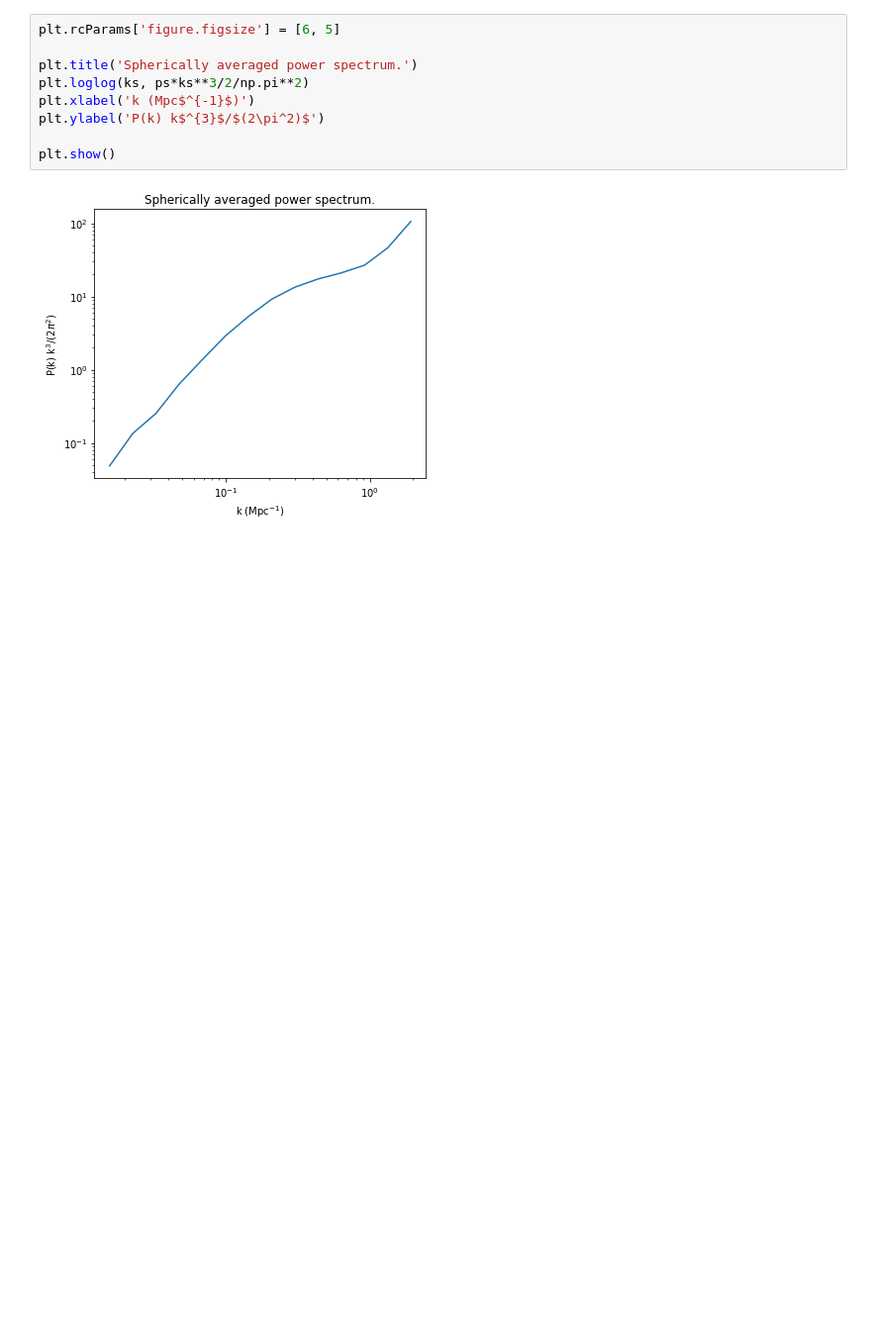
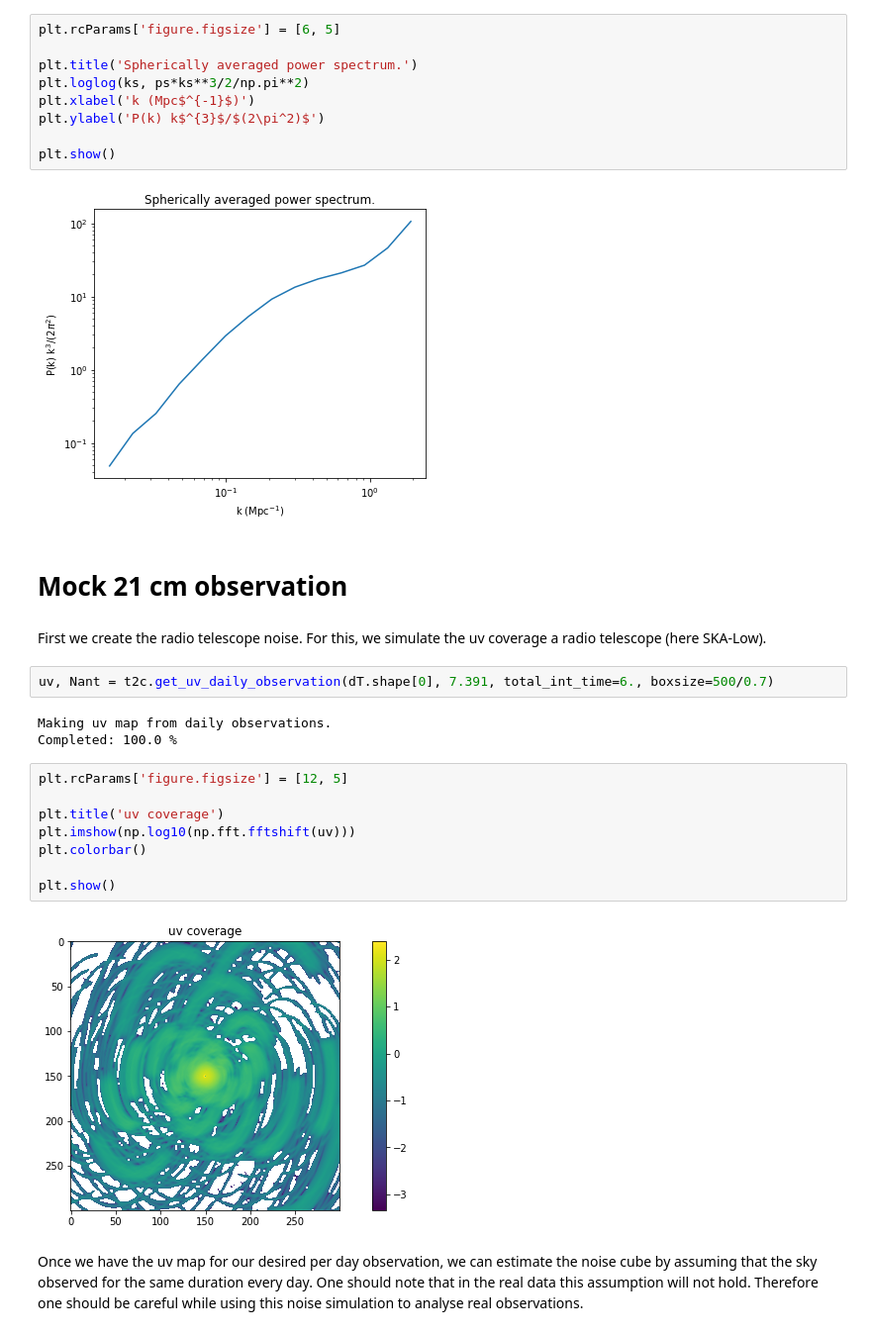
Before and after one commit to sambit-giri/tools21cm, a Jupyter notebook: docs/examples/read_write_plot.ipynb, the cells around one changed output. Shown at 99% size. Drawn from its saved outputs; the diff is of its cells as text; blank space fills up the shorter version.

```diff
--- a/docs/examples/read_write_plot.ipynb
+++ b/docs/examples/read_write_plot.ipynb
@@ -76,3 +76,24 @@ plt.ylabel('P(k) k$^{3}$/$(2\pi^2)$')
 plt.show()
 # %% [output]
 [figure]
+# %% [markdown]
+# Mock 21 cm observation
+# %% [markdown]
+First we create the radio telescope noise. For this, we simulate the uv coverage a radio telescope (here SKA-Low).
+# %%
+uv, Nant = t2c.get_uv_daily_observation(dT.shape[0], 7.391, total_int_time=6., boxsize=500/0.7)
+# %% [output]
+Making uv map from daily observations.
+Completed: 100.0 %
+# %%
+plt.rcParams['figure.figsize'] = [12, 5]
+
+plt.title('uv coverage')
+plt.imshow(np.log10(np.fft.fftshift(uv)))
+plt.colorbar()
+
+plt.show()
+# %% [output]
+[figure, added]
+# %% [markdown]
+Once we have the uv map for our desired per day observation, we can estimate the noise cube by assuming that the sky observed for the same duration every day. One should note that in the real data this assumption will not hold. Therefore one should be careful while using this noise simulation to analyse real observations.
```
Also changed, not shown: parts of 2 cells of this notebook.
